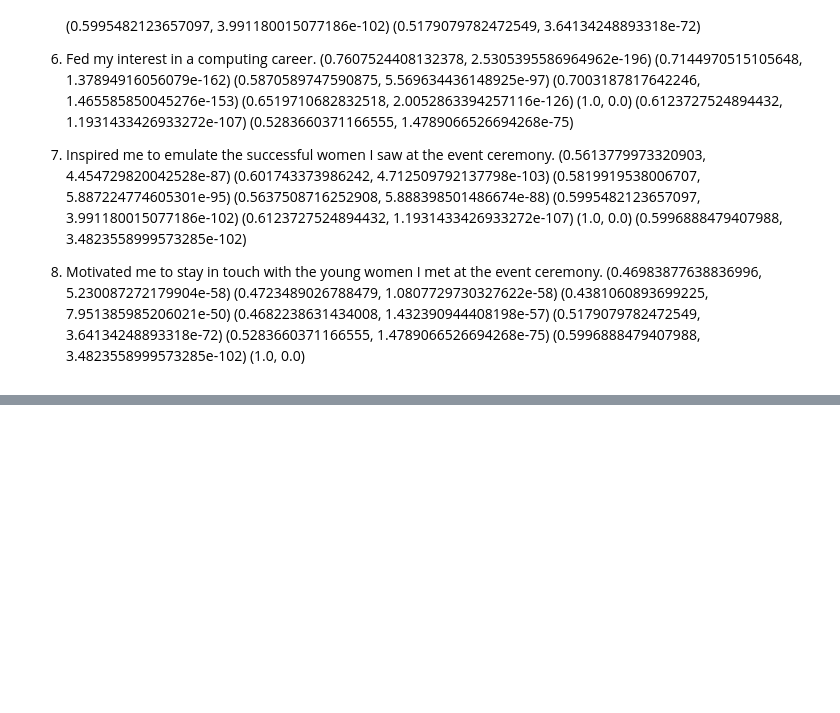
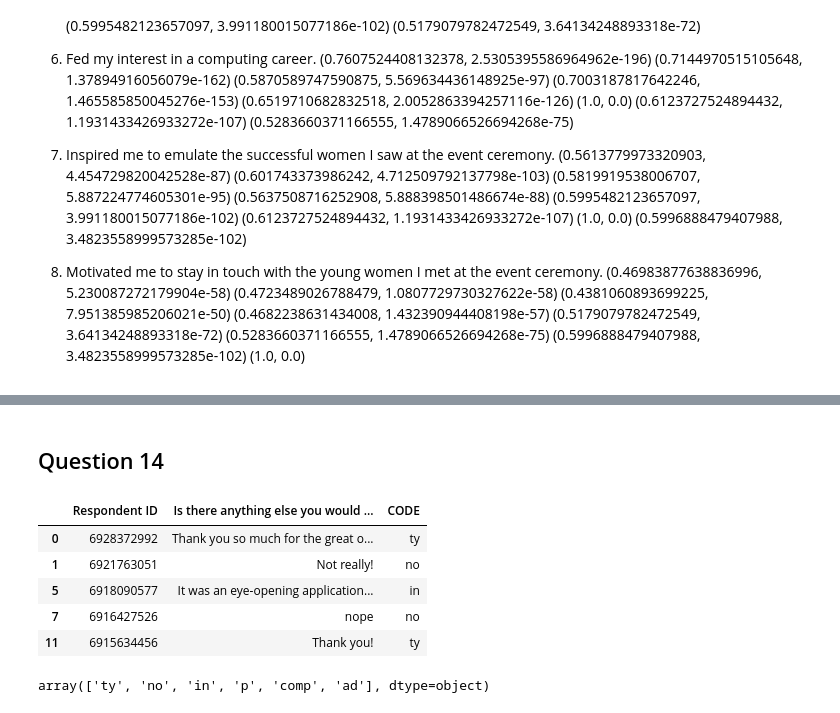
Before and after one commit to hannahweber/INFO3401-Final-Project, a Jupyter notebook: Basic Statistical Tests.ipynb, the cells around one changed output, grey strips where cells are left out. Drawn from its saved outputs; the diff is of its cells as text; code cells hidden in the pictures; blank space fills up the shorter version.

```diff
--- a/Basic Statistical Tests.ipynb
+++ b/Basic Statistical Tests.ipynb
@@ -318,0 +341,18 @@ Correlation for each part of Q11:
+# %% [markdown]
+## Question 14
+# %%
+q14 = pd.read_csv("Question14Code.csv")
+# %%
+q14 = q14.dropna()
+q14.head()
+# %% [output]
+|  | Respondent ID | Is there anything else you would ... | CODE |
+| 0 | 6928372992 | Thank you so much for the great o... | ty |
+| 1 | 6921763051 | Not really! | no |
+| 5 | 6918090577 | It was an eye-opening application... | in |
+| 7 | 6916427526 | nope | no |
+| 11 | 6915634456 | Thank you! | ty |
+# %%
+q14['CODE'].unique()
+# %% [output]
+array(['ty', 'no', 'in', 'p', 'comp', 'ad'], dtype=object)
```
Also changed, not shown: parts of 7 cells of this notebook, 7 other files.
